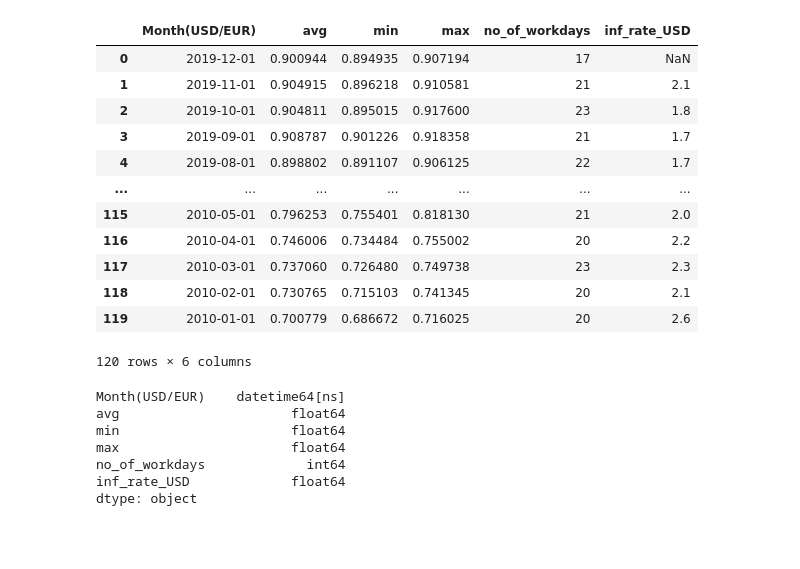
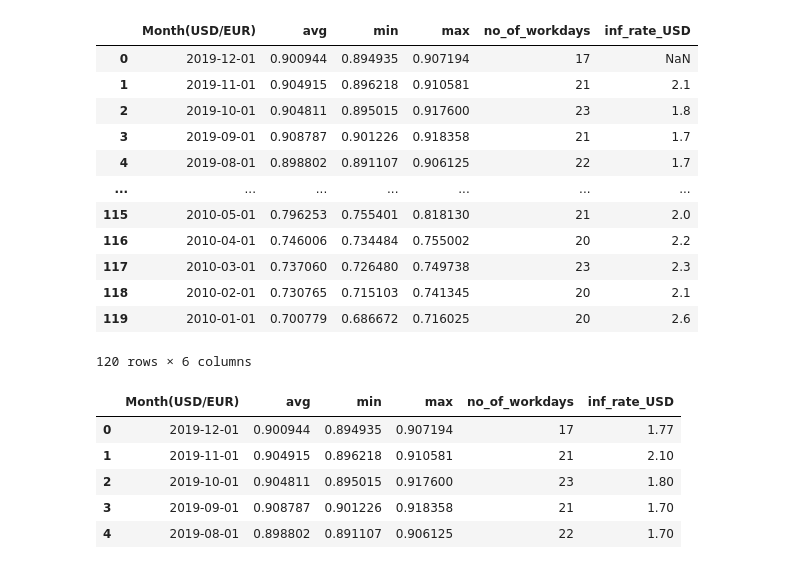
Before and after one commit to AjayanN/forex_time_series_clean_and_plot, a Jupyter notebook: first_proj_on_forex.ipynb, the cells around one changed output. Drawn from its saved outputs; the diff is of its cells as text; code cells hidden in the pictures; blank space fills up the shorter version.

```diff
--- a/first_proj_on_forex.ipynb
+++ b/first_proj_on_forex.ipynb
@@ -166,15 +172,17 @@ result
 | 118 | 2010-02-01 | 0.730765 | 0.715103 | 0.741345 | 20 | 2.1 |
 | 119 | 2010-01-01 | 0.700779 | 0.686672 | 0.716025 | 20 | 2.6 |
 120 rows × 6 columns
-# %%
-#tuning the datatypes
-result['inf_rate_USD'] = result['inf_rate_USD'].apply(pd.to_numeric)
-result.dtypes
-# %% [output]
-Month(USD/EUR)    datetime64[ns]
-avg                      float64
-min                      float64
-max                      float64
-no_of_workdays             int64
-inf_rate_USD             float64
-dtype: object
+# %%
+import math
+#tuning the datatypesresult['inf_rate_USD'] = result['inf_rate_USD'].apply(pd.to_numeric)
+result['inf_rate_USD'].fillna(result['inf_rate_USD'].mean(),inplace=True)
+result['inf_rate_USD'] = result['inf_rate_USD'].apply(pd.to_numeric)
+result.loc[0,'inf_rate_USD'] = 1.77 #mean of the inf_rate_USD and nearly -0.050
+result.head(5)
+# %% [output]
+|  | Month(USD/EUR) | avg | min | max | no_of_workdays | inf_rate_USD |
+| 0 | 2019-12-01 | 0.900944 | 0.894935 | 0.907194 | 17 | 1.77 |
+| 1 | 2019-11-01 | 0.904915 | 0.896218 | 0.910581 | 21 | 2.10 |
+| 2 | 2019-10-01 | 0.904811 | 0.895015 | 0.917600 | 23 | 1.80 |
+| 3 | 2019-09-01 | 0.908787 | 0.901226 | 0.918358 | 21 | 1.70 |
+| 4 | 2019-08-01 | 0.898802 | 0.891107 | 0.906125 | 22 | 1.70 |
```
Also changed, not shown: parts of 3 cells of this notebook.
